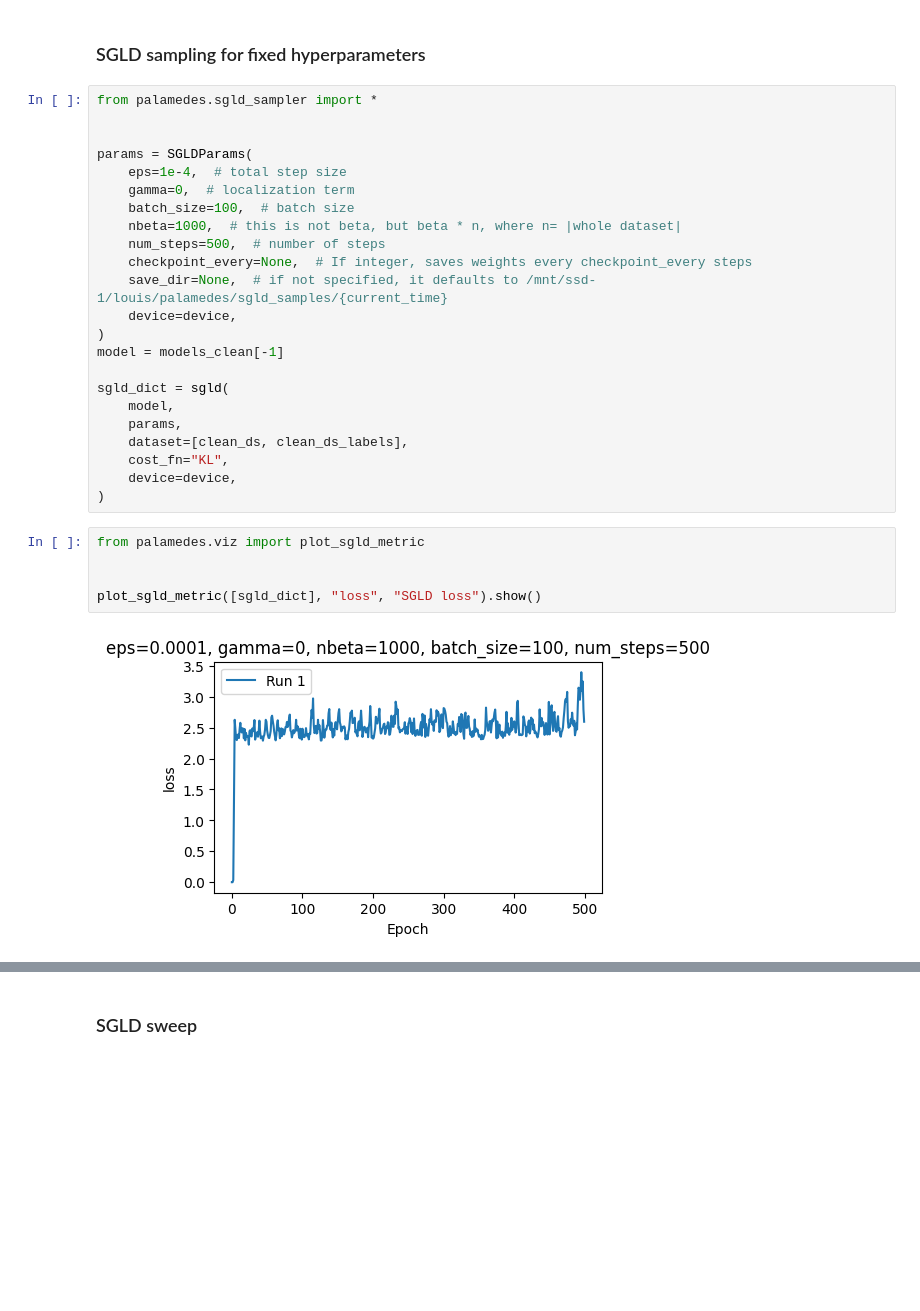
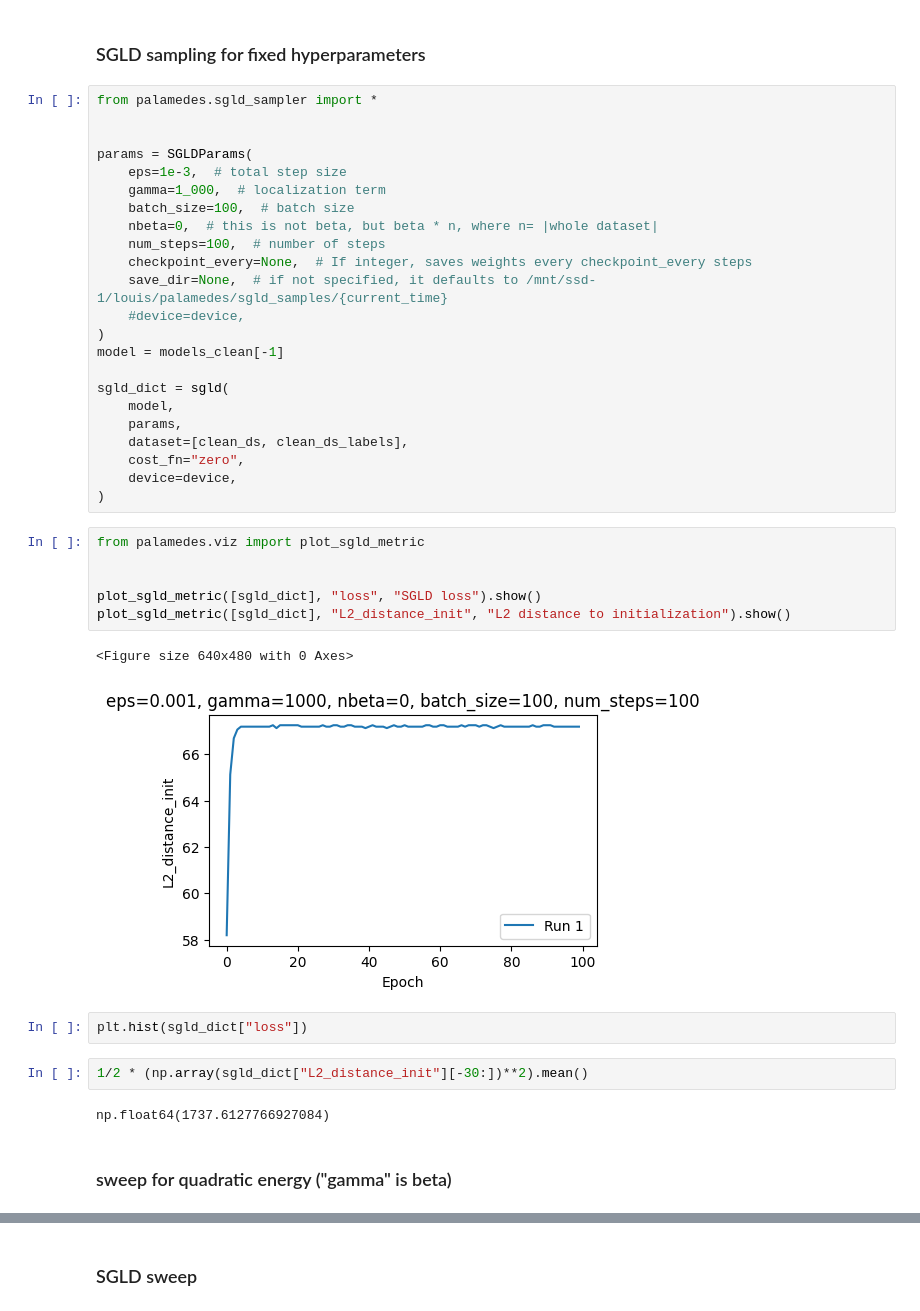
Before and after one commit to EleutherAI/tyche, a Jupyter notebook: notebooks/sgld_playground.ipynb, the cells around one changed output, grey strips where cells are left out. Saved outputs shown, nothing was run; the diff lists cells and outputs as text; blank space fills up the shorter version.

Commit message:
quadratic thermo int

```diff
--- a/notebooks/sgld_playground.ipynb
+++ b/notebooks/sgld_playground.ipynb
@@ -62,14 +62,14 @@ from palamedes.sgld_sampler import *
 
 
 params = SGLDParams(
-    eps=1e-4,  # total step size
-    gamma=0,  # localization term
+    eps=1e-3,  # total step size
+    gamma=1_000,  # localization term
     batch_size=100,  # batch size
-    nbeta=1000,  # this is not beta, but beta * n, where n= |whole dataset|
-    num_steps=500,  # number of steps
+    nbeta=0,  # this is not beta, but beta * n, where n= |whole dataset|
+    num_steps=100,  # number of steps
     checkpoint_every=None,  # If integer, saves weights every checkpoint_every steps
     save_dir=None,  # if not specified, it defaults to /mnt/ssd-1/louis/palamedes/sgld_samples/{current_time}
-    device=device,
+    #device=device,
 )
 model = models_clean[-1]
 
@@ -77,13 +77,23 @@ sgld_dict = sgld(
     model,
     params,
     dataset=[clean_ds, clean_ds_labels],
-    cost_fn="KL",
+    cost_fn="zero",
     device=device,
 )
 # %%
 from palamedes.viz import plot_sgld_metric
 
 
 plot_sgld_metric([sgld_dict], "loss", "SGLD loss").show()
+plot_sgld_metric([sgld_dict], "L2_distance_init", "L2 distance to initialization").show()
 # %% [output]
+<Figure size 640x480 with 0 Axes>
-[figure, old version]
+[figure, new version]
+# %%
+plt.hist(sgld_dict["loss"])
+# %%
+1/2 * (np.array(sgld_dict["L2_distance_init"][-30:])**2).mean()
+# %% [output]
+np.float64(1737.6127766927084)
+# %% [markdown]
+### sweep for quadratic energy ("gamma" is beta)
```
Also changed, not shown: parts of 9 cells of this notebook.
